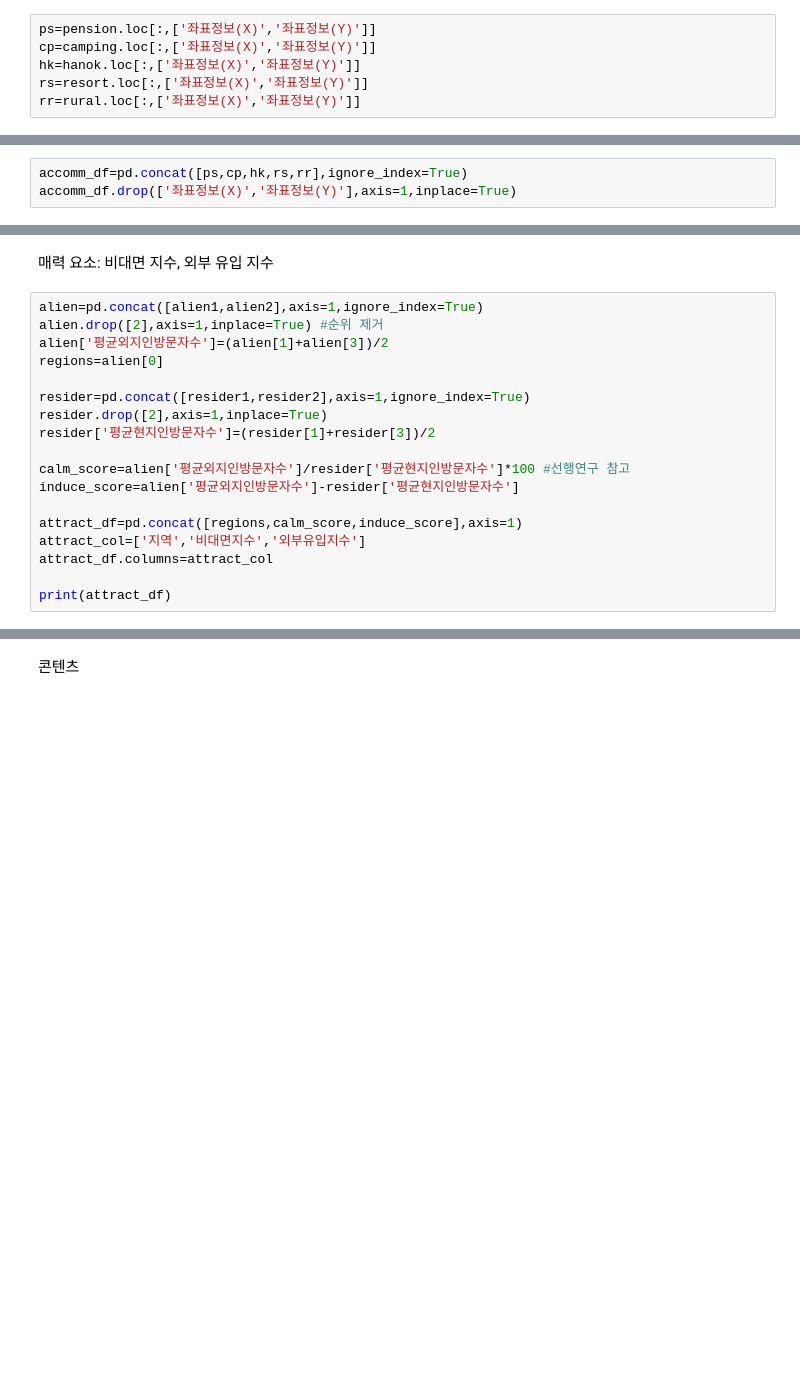
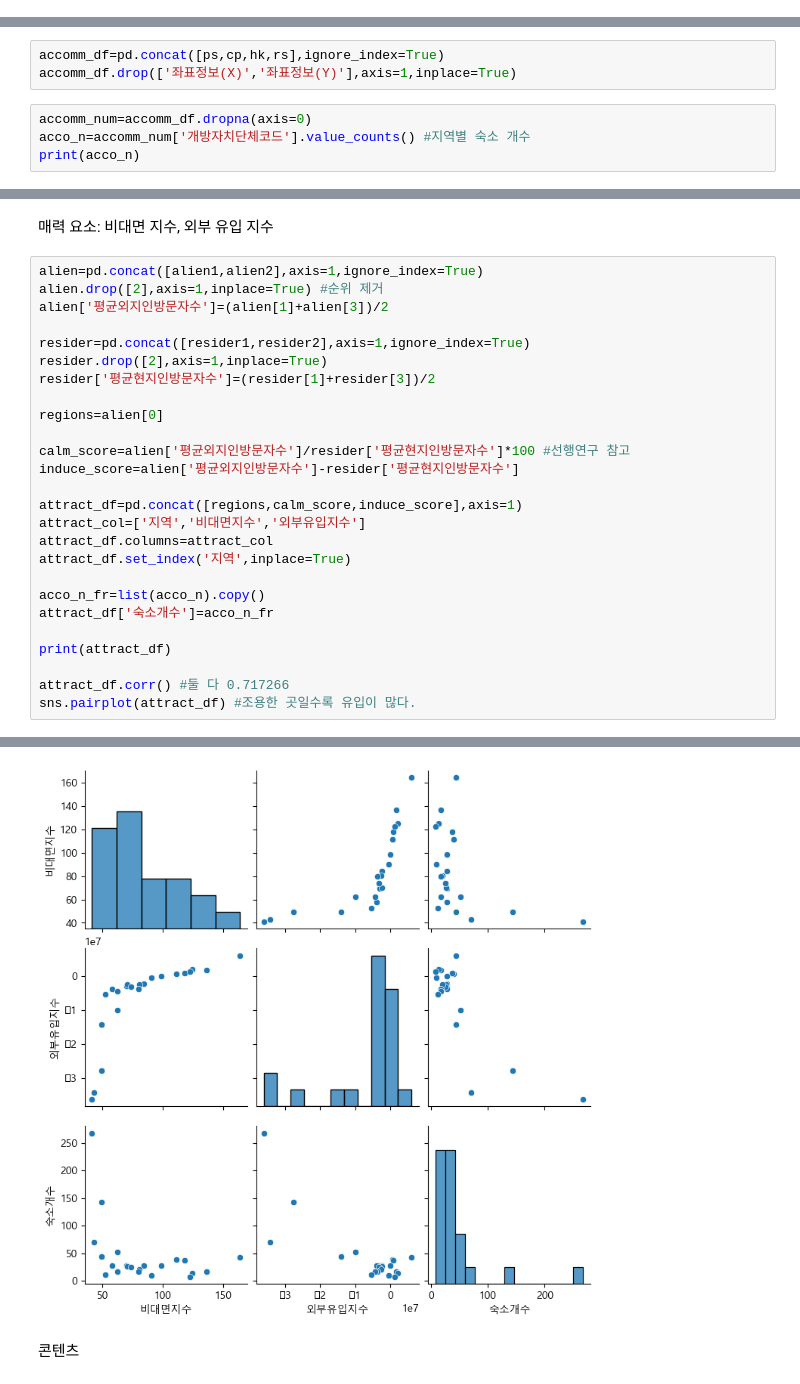
Before and after one commit to sheershay/ise-sr-project, a Jupyter notebook: clustering/clustering.ipynb, the cells around one changed output, grey strips where cells are left out. Drawn from its saved outputs; the diff is of its cells as text; blank space fills up the shorter version.

```diff
--- a/clustering/clustering.ipynb
+++ b/clustering/clustering.ipynb
@@ -60,9 +52,3 @@ accomm_preprocess(resort)
-# %%
-ps=pension.loc[:,['좌표정보(X)','좌표정보(Y)']]
-cp=camping.loc[:,['좌표정보(X)','좌표정보(Y)']]
-hk=hanok.loc[:,['좌표정보(X)','좌표정보(Y)']]
-rs=resort.loc[:,['좌표정보(X)','좌표정보(Y)']]
-rr=rural.loc[:,['좌표정보(X)','좌표정보(Y)']]
 # %%
 proj_1 = Proj(init='epsg:2097')
 proj_2 = Proj(init='epsg:4326')
@@ -96,3 +66,7 @@ coordinate_transform(rr)
 # %%
-accomm_df=pd.concat([ps,cp,hk,rs,rr],ignore_index=True)
+accomm_df=pd.concat([ps,cp,hk,rs],ignore_index=True)
 accomm_df.drop(['좌표정보(X)','좌표정보(Y)'],axis=1,inplace=True)
+# %%
+accomm_num=accomm_df.dropna(axis=0)
+acco_n=accomm_num['개방자치단체코드'].value_counts() #지역별 숙소 개수
+print(acco_n)
@@ -127,11 +119,12 @@ cafe_df
 alien=pd.concat([alien1,alien2],axis=1,ignore_index=True)
 alien.drop([2],axis=1,inplace=True) #순위 제거
 alien['평균외지인방문자수']=(alien[1]+alien[3])/2
-regions=alien[0]
 
 resider=pd.concat([resider1,resider2],axis=1,ignore_index=True)
 resider.drop([2],axis=1,inplace=True)
 resider['평균현지인방문자수']=(resider[1]+resider[3])/2
+
+regions=alien[0]
 
 calm_score=alien['평균외지인방문자수']/resider['평균현지인방문자수']*100 #선행연구 참고
 induce_score=alien['평균외지인방문자수']-resider['평균현지인방문자수']
@@ -139,6 +132,13 @@ induce_score=alien['평균외지인방문자수']-resider['평균현지인방문
 attract_df=pd.concat([regions,calm_score,induce_score],axis=1)
 attract_col=['지역','비대면지수','외부유입지수']
 attract_df.columns=attract_col
+attract_df.set_index('지역',inplace=True)
+
+acco_n_fr=list(acco_n).copy()
+attract_df['숙소개수']=acco_n_fr
 
 print(attract_df)
+
+attract_df.corr() #둘 다 0.717266
+sns.pairplot(attract_df) #조용한 곳일수록 유입이 많다.
 # %% [output]
@@ -162,3 +163,4 @@ print(attract_df)
+[figure, added]
 # %% [markdown]
 콘텐츠
 # %%
```
Also changed, not shown: parts of 19 cells of this notebook.
